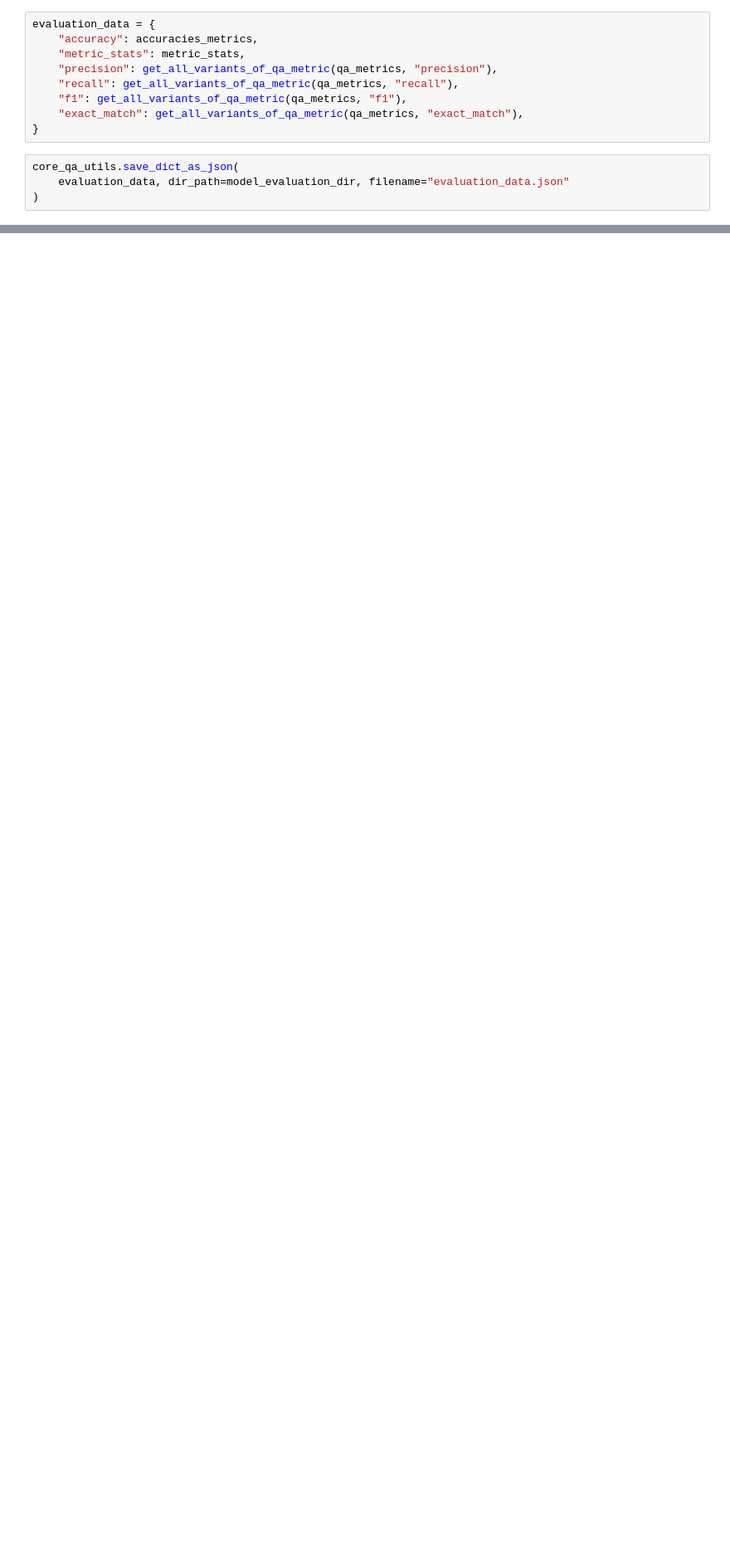
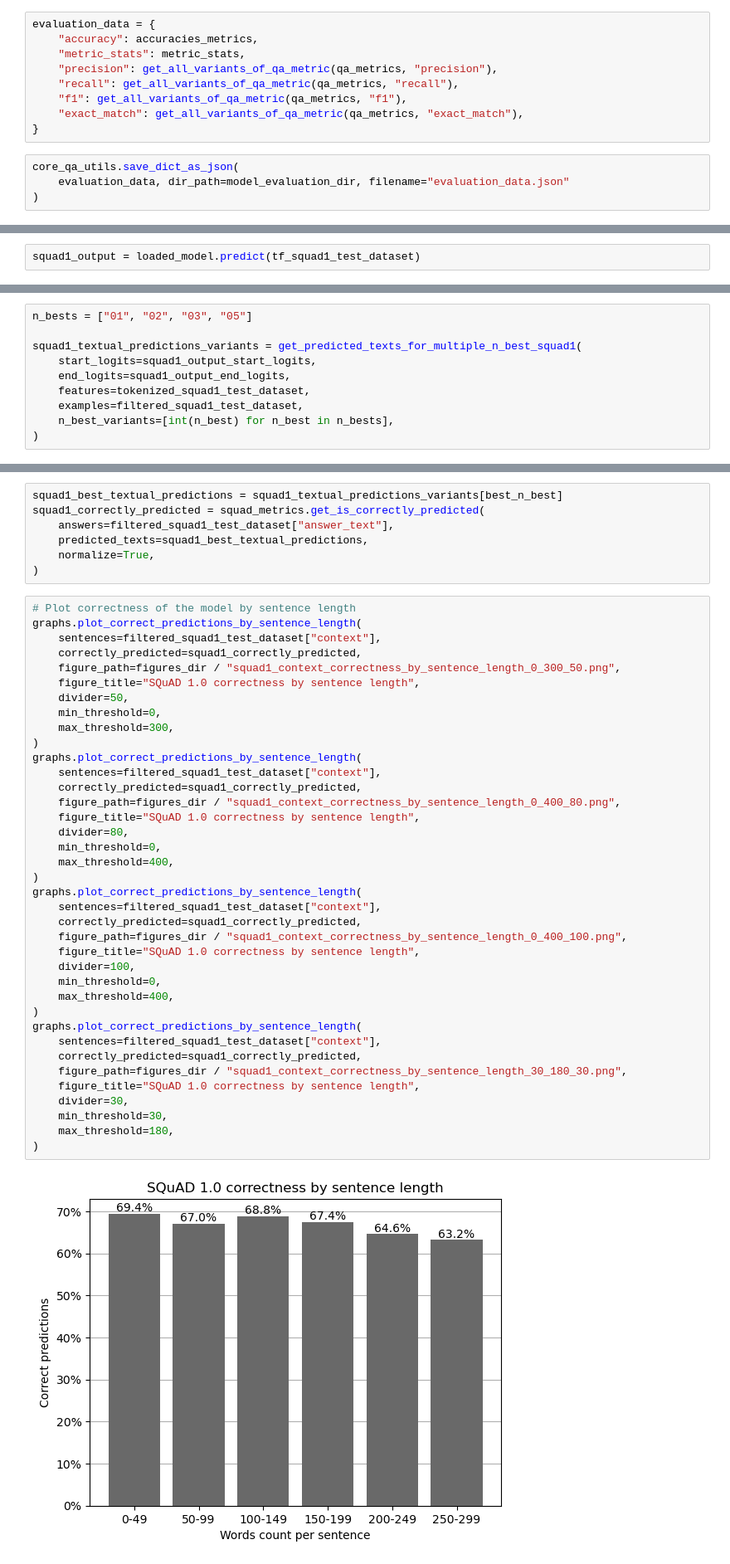
Before and after one commit to IrinUvis/question-answering, a Jupyter notebook: extractive-qa/notebooks/squad2/models/albert-cased/squad2_albert-cased_lr2e-5.ipynb, the cells around one changed output, grey strips where cells are left out. Shown at 83% size. Saved outputs shown, nothing was run; the diff lists cells and outputs as text; blank space fills up the shorter version.

```diff
--- a/extractive-qa/notebooks/squad2/models/albert-cased/squad2_albert-cased_lr2e-5.ipynb
+++ b/extractive-qa/notebooks/squad2/models/albert-cased/squad2_albert-cased_lr2e-5.ipynb
@@ -503,0 +545,2 @@ core_qa_utils.save_dict_as_json(
+# %%
+squad1_output = loaded_model.predict(tf_squad1_test_dataset)
@@ -503,0 +584,10 @@ core_qa_utils.save_dict_as_json(
+# %%
+n_bests = ["01", "02", "03", "05"]
+
+squad1_textual_predictions_variants = get_predicted_texts_for_multiple_n_best_squad1(
+    start_logits=squad1_output_start_logits,
+    end_logits=squad1_output_end_logits,
+    features=tokenized_squad1_test_dataset,
+    examples=filtered_squad1_test_dataset,
+    n_best_variants=[int(n_best) for n_best in n_bests],
+)
@@ -503,0 +658,47 @@ core_qa_utils.save_dict_as_json(
+# %%
+squad1_best_textual_predictions = squad1_textual_predictions_variants[best_n_best]
+squad1_correctly_predicted = squad_metrics.get_is_correctly_predicted(
+    answers=filtered_squad1_test_dataset["answer_text"],
+    predicted_texts=squad1_best_textual_predictions,
+    normalize=True,
+)
+# %%
+# Plot correctness of the model by sentence length
+graphs.plot_correct_predictions_by_sentence_length(
+    sentences=filtered_squad1_test_dataset["context"],
+    correctly_predicted=squad1_correctly_predicted,
+    figure_path=figures_dir / "squad1_context_correctness_by_sentence_length_0_300_50.png",
+    figure_title="SQuAD 1.0 correctness by sentence length",
+    divider=50,
+    min_threshold=0,
+    max_threshold=300,
+)
+graphs.plot_correct_predictions_by_sentence_length(
+    sentences=filtered_squad1_test_dataset["context"],
+    correctly_predicted=squad1_correctly_predicted,
+    figure_path=figures_dir / "squad1_context_correctness_by_sentence_length_0_400_80.png",
+    figure_title="SQuAD 1.0 correctness by sentence length",
+    divider=80,
+    min_threshold=0,
+    max_threshold=400,
+)
+graphs.plot_correct_predictions_by_sentence_length(
+    sentences=filtered_squad1_test_dataset["context"],
+    correctly_predicted=squad1_correctly_predicted,
+    figure_path=figures_dir / "squad1_context_correctness_by_sentence_length_0_400_100.png",
+    figure_title="SQuAD 1.0 correctness by sentence length",
+    divider=100,
+    min_threshold=0,
+    max_threshold=400,
+)
+graphs.plot_correct_predictions_by_sentence_length(
+    sentences=filtered_squad1_test_dataset["context"],
+    correctly_predicted=squad1_correctly_predicted,
+    figure_path=figures_dir / "squad1_context_correctness_by_sentence_length_30_180_30.png",
+    figure_title="SQuAD 1.0 correctness by sentence length",
+    divider=30,
+    min_threshold=30,
+    max_threshold=180,
+)
+# %% [output]
+[figure, added]
```
Also changed, not shown: parts of 39 cells of this notebook, 10 other files.
